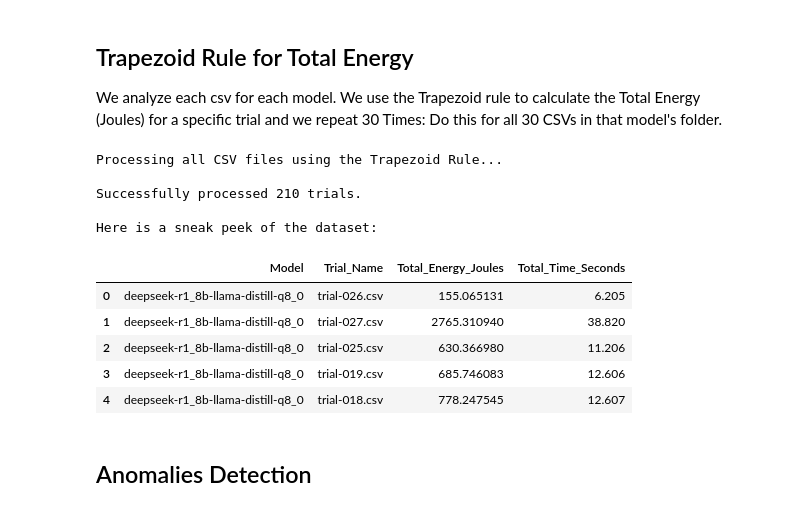
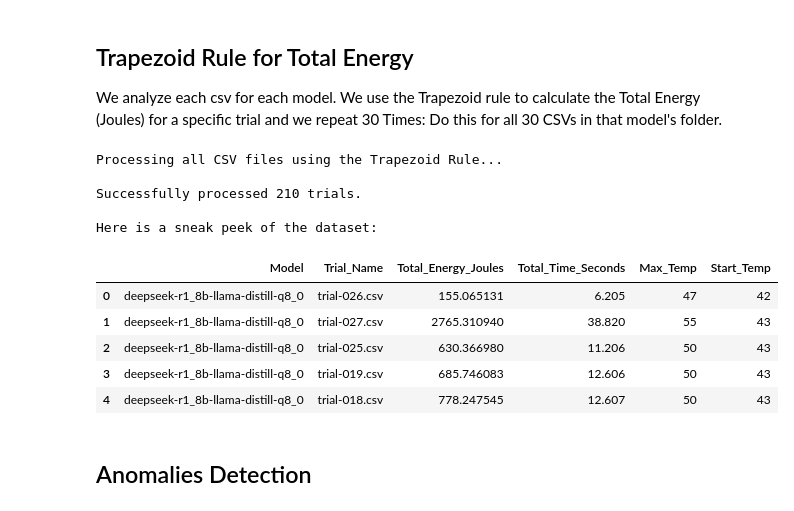
Before and after one commit to wmarcu/cs4575-llm-comparison, a Jupyter notebook: results/data-analysis.ipynb, the cells around one changed output. Cells and saved outputs as stored; diff of their text form; code cells hidden in the pictures.

```diff
--- a/results/data-analysis.ipynb
+++ b/results/data-analysis.ipynb
@@ -29,48 +29,54 @@ for folder in model_folders:
     for file in csv_files:
         df = pd.read_csv(file)
 
-        # Failsafe: check if the GPU power column exists
-        if 'GPU0_POWER (mWatts)' not in df.columns:
+        # Failsafe: check if necessary columns exist
+        if 'GPU0_POWER (mWatts)' not in df.columns or 'GPU0_TEMPERATURE' not in df.columns:
             continue
 
         # Convert timestamp to elapsed Seconds (starting from 0)
         time_sec = (df['Time'] - df['Time'].min()) / 1000.0
 
         # Convert milliWatts to standard Watts
         power_watts = df['GPU0_POWER (mWatts)'] / 1000.0
 
         # Calculate Area Under the Curve (Total Joules)
         total_energy_joules = np.trapezoid(y=power_watts, x=time_sec)
 
-        # Get the total duration of this specific trial
+        # Get the total duration
         total_time_seconds = time_sec.max()
+
+        # Extract Temperature Metrics
+        max_temp = df['GPU0_TEMPERATURE'].max()
+        start_temp = df['GPU0_TEMPERATURE'].iloc[0]
 
         # Store the calculated metrics for THIS trial
         all_trials_data.append({
             'Model': folder,
             'Trial_Name': os.path.basename(file),
             'Total_Energy_Joules': total_energy_joules,
-            'Total_Time_Seconds': total_time_seconds
+            'Total_Time_Seconds': total_time_seconds,
+            'Max_Temp': max_temp,      # Add this
+            'Start_Temp': start_temp   # Add this
         })
 
 # Convert the master list into a DataFrame
 df_results = pd.DataFrame(all_trials_data)
 
 print(f"\nSuccessfully processed {len(df_results)} trials.")
 print("\nHere is a sneak peek of the dataset:")
 display(df_results.head())
 # %% [output]
 Processing all CSV files using the Trapezoid Rule...
 
 Successfully processed 210 trials.
 
 Here is a sneak peek of the dataset:
-|  | Model | Trial_Name | Total_Energy_Joules | Total_Time_Seconds |
-| 0 | deepseek-r1_8b-llama-distill-q8_0 | trial-026.csv | 155.065131 | 6.205 |
-| 1 | deepseek-r1_8b-llama-distill-q8_0 | trial-027.csv | 2765.310940 | 38.820 |
-| 2 | deepseek-r1_8b-llama-distill-q8_0 | trial-025.csv | 630.366980 | 11.206 |
-| 3 | deepseek-r1_8b-llama-distill-q8_0 | trial-019.csv | 685.746083 | 12.606 |
-| 4 | deepseek-r1_8b-llama-distill-q8_0 | trial-018.csv | 778.247545 | 12.607 |
+|  | Model | Trial_Name | Total_Energy_Joules | Total_Time_Seconds | Max_Temp | Start_Temp |
+| 0 | deepseek-r1_8b-llama-distill-q8_0 | trial-026.csv | 155.065131 | 6.205 | 47 | 42 |
+| 1 | deepseek-r1_8b-llama-distill-q8_0 | trial-027.csv | 2765.310940 | 38.820 | 55 | 43 |
+| 2 | deepseek-r1_8b-llama-distill-q8_0 | trial-025.csv | 630.366980 | 11.206 | 50 | 43 |
+| 3 | deepseek-r1_8b-llama-distill-q8_0 | trial-019.csv | 685.746083 | 12.606 | 50 | 43 |
+| 4 | deepseek-r1_8b-llama-distill-q8_0 | trial-018.csv | 778.247545 | 12.607 | 50 | 43 |
 # %% [markdown]
 ## Anomalies Detection
 # %% [markdown]
```
Also changed, not shown: parts of 4 cells of this notebook.
